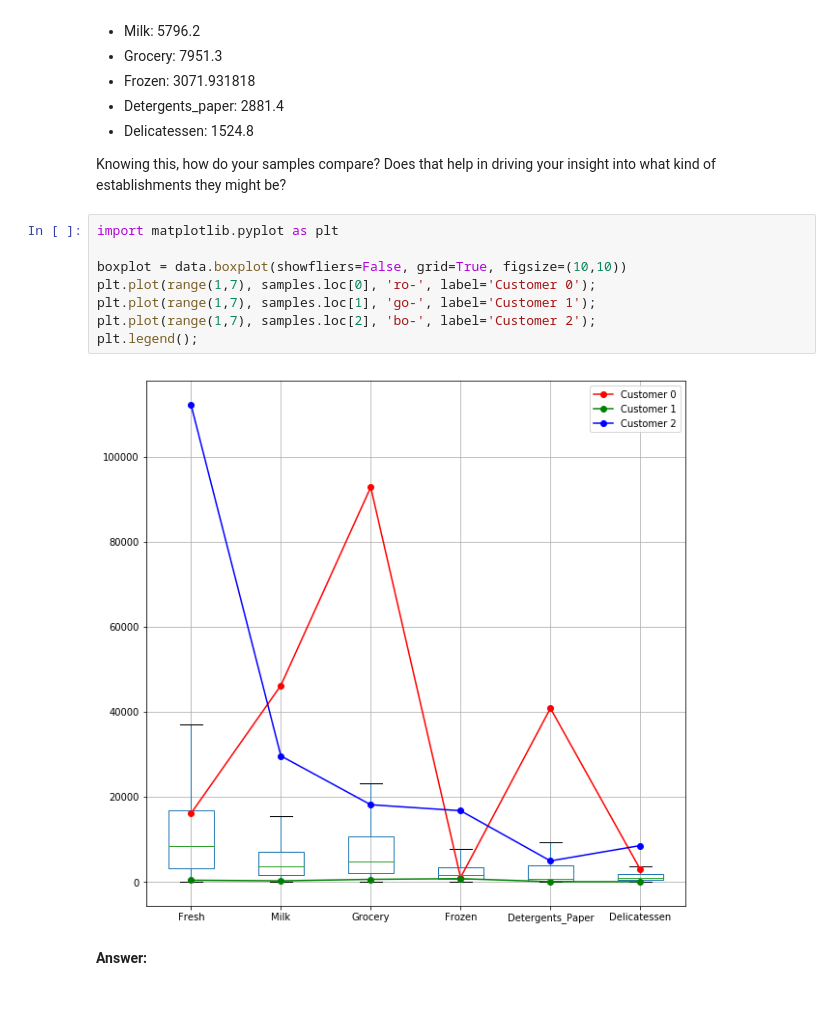
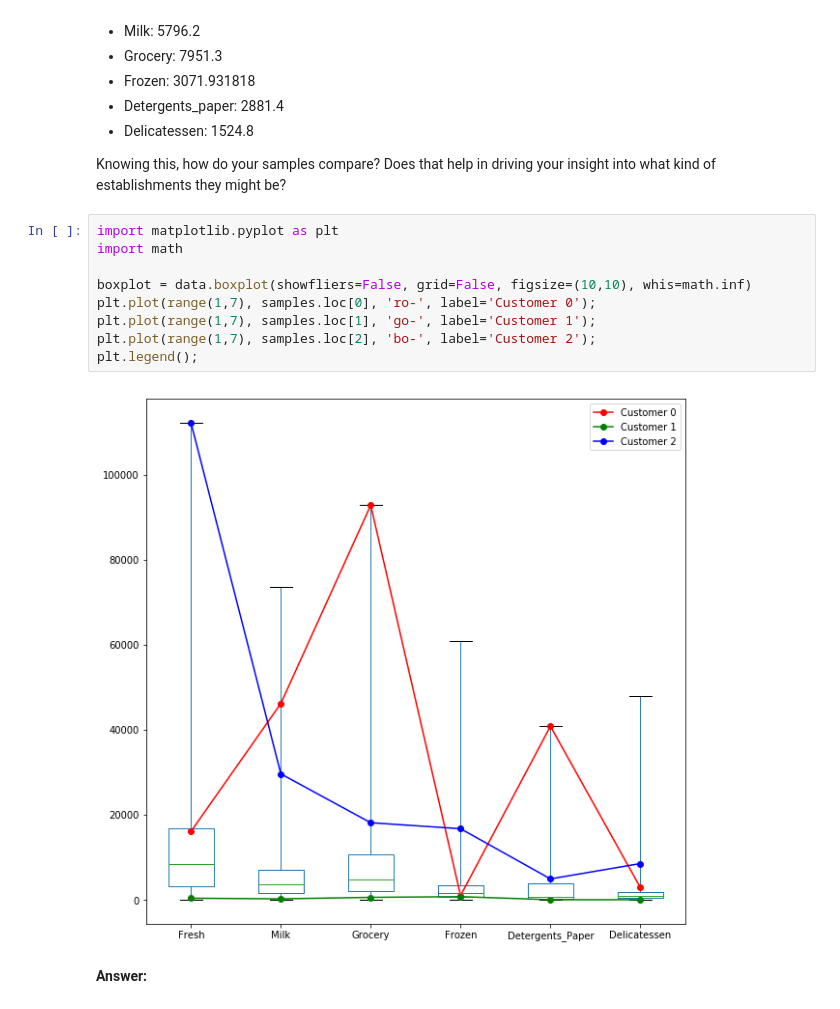
Before and after one commit to KnollFrank/Creating-Customer-Segments, a Jupyter notebook: customer_segments.ipynb, the cells around one changed output. Cells and saved outputs as stored; diff of their text form.

Commit message:
adapting boxplot
Signed-off-by: frankknoll <Knoll_Frank@web.de>

```diff
--- a/customer_segments.ipynb
+++ b/customer_segments.ipynb
@@ -139,14 +139,15 @@ Consider the total purchase cost of each product category and the statistical de
 Knowing this, how do your samples compare? Does that help in driving your insight into what kind of establishments they might be?
 # %%
 import matplotlib.pyplot as plt
+import math
 
-boxplot = data.boxplot(showfliers=False, grid=True, figsize=(10,10))
+boxplot = data.boxplot(showfliers=False, grid=False, figsize=(10,10), whis=math.inf)
 plt.plot(range(1,7), samples.loc[0], 'ro-', label='Customer 0');
 plt.plot(range(1,7), samples.loc[1], 'go-', label='Customer 1');
 plt.plot(range(1,7), samples.loc[2], 'bo-', label='Customer 2');
 plt.legend();
 # %% [output]
-[figure, old version]
+[figure, new version]
 # %% [markdown]
 **Answer:**
 # %% [markdown]
```
